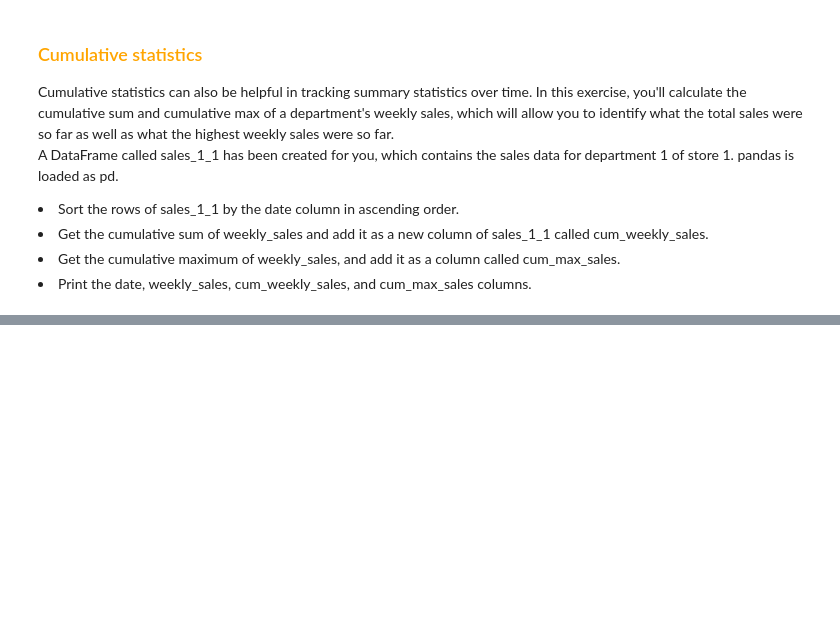
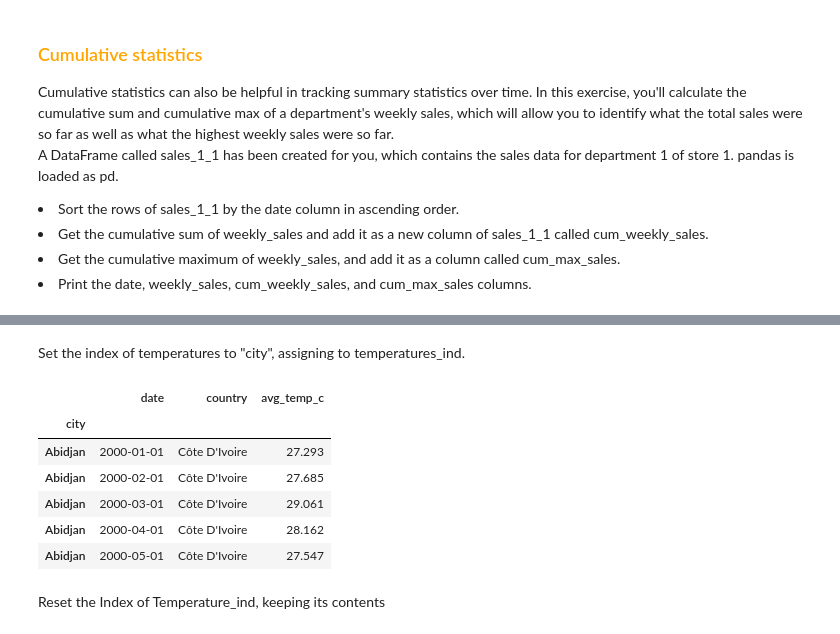
Before and after one commit to Navidullah/Data-Science, a Jupyter notebook: pandas.ipynb, the cells around one changed output, grey strips where cells are left out. Drawn from its saved outputs; the diff is of its cells as text; code cells hidden in the pictures; blank space fills up the shorter version.

```diff
--- a/pandas.ipynb
+++ b/pandas.ipynb
@@ -799,0 +1146,16 @@ print(sales_1_1[["date", "weekly_sales", "cum_weekly_sales", "cum_max_sales"]])
+# %% [markdown]
+Set the index of temperatures to "city", assigning to temperatures_ind.
+# %%
+# Set the index of temperatures to city
+temperatures_ind =temperatures.set_index('city')
+temperatures_ind.head()
+# %% [output]
+|  | date | country | avg_temp_c |
+| city |  |  |  |
+| Abidjan | 2000-01-01 | Côte D'Ivoire | 27.293 |
+| Abidjan | 2000-02-01 | Côte D'Ivoire | 27.685 |
+| Abidjan | 2000-03-01 | Côte D'Ivoire | 29.061 |
+| Abidjan | 2000-04-01 | Côte D'Ivoire | 28.162 |
+| Abidjan | 2000-05-01 | Côte D'Ivoire | 27.547 |
+# %% [markdown]
+Reset the Index of Temperature_ind, keeping its contents
```
Also changed, not shown: parts of 48 cells of this notebook, 1 other file.
